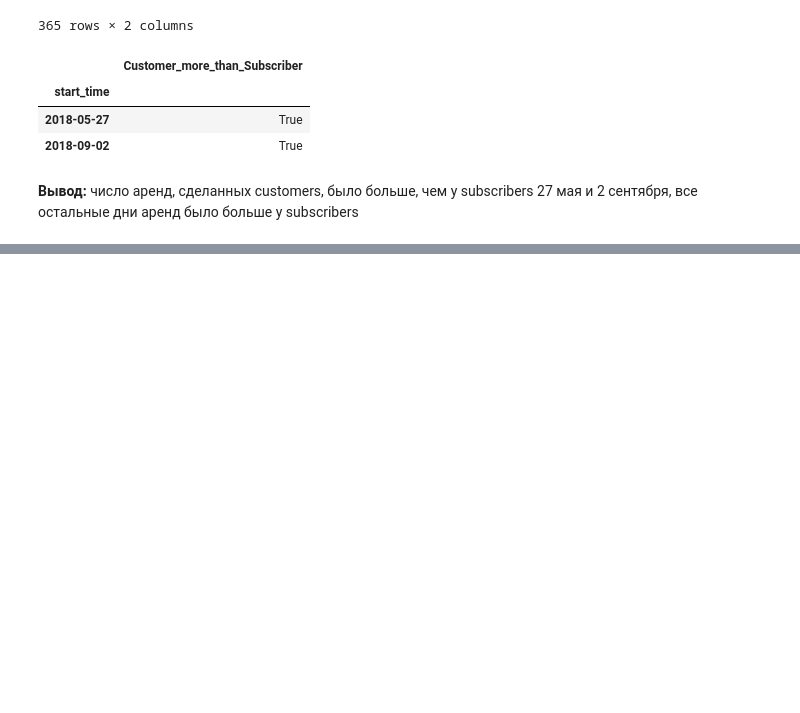
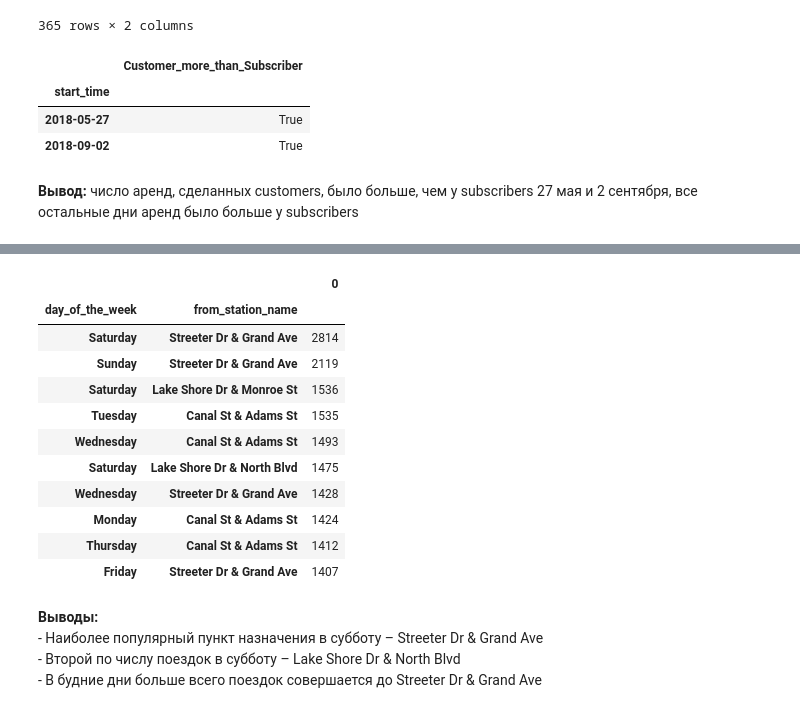
Before and after one commit to MadinaTim/data_analysis_KC_python, a Jupyter notebook: bikes.ipynb, the cells around one changed output, grey strips where cells are left out. Saved outputs shown, nothing was run; the diff lists cells and outputs as text; code cells hidden in the pictures; blank space fills up the shorter version.

```diff
--- a/bikes.ipynb
+++ b/bikes.ipynb
@@ -239,0 +275,20 @@ bikes_day_usertype
+# %%
+bikes_summer.groupby(['day_of_the_week', 'from_station_name']).size().nlargest(10).to_frame()
+# %% [output]
+|  |  | 0 |
+| day_of_the_week | from_station_name |  |
+| Saturday | Streeter Dr & Grand Ave | 2814 |
+| Sunday | Streeter Dr & Grand Ave | 2119 |
+| Saturday | Lake Shore Dr & Monroe St | 1536 |
+| Tuesday | Canal St & Adams St | 1535 |
+| Wednesday | Canal St & Adams St | 1493 |
+| Saturday | Lake Shore Dr & North Blvd | 1475 |
+| Wednesday | Streeter Dr & Grand Ave | 1428 |
+| Monday | Canal St & Adams St | 1424 |
+| Thursday | Canal St & Adams St | 1412 |
+| Friday | Streeter Dr & Grand Ave | 1407 |
+# %% [markdown]
+**Выводы:** <br>
+    - Наиболее популярный пункт назначения в субботу – Streeter Dr & Grand Ave<br>
+    - Второй по числу поездок в субботу – Lake Shore Dr & North Blvd<br>
+    - В будние дни больше всего поездок совершается до Streeter Dr & Grand Ave
```
Also changed, not shown: parts of 6 cells of this notebook.
